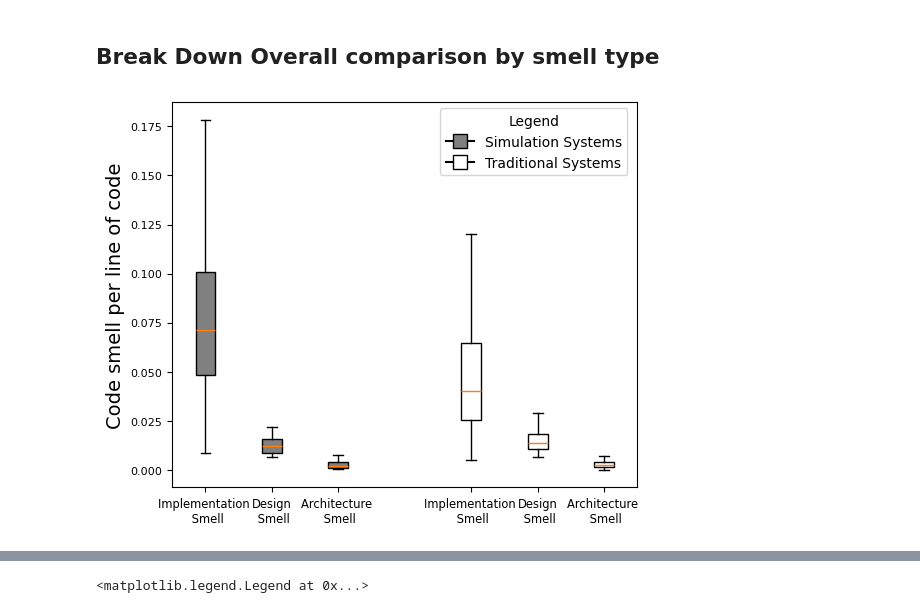
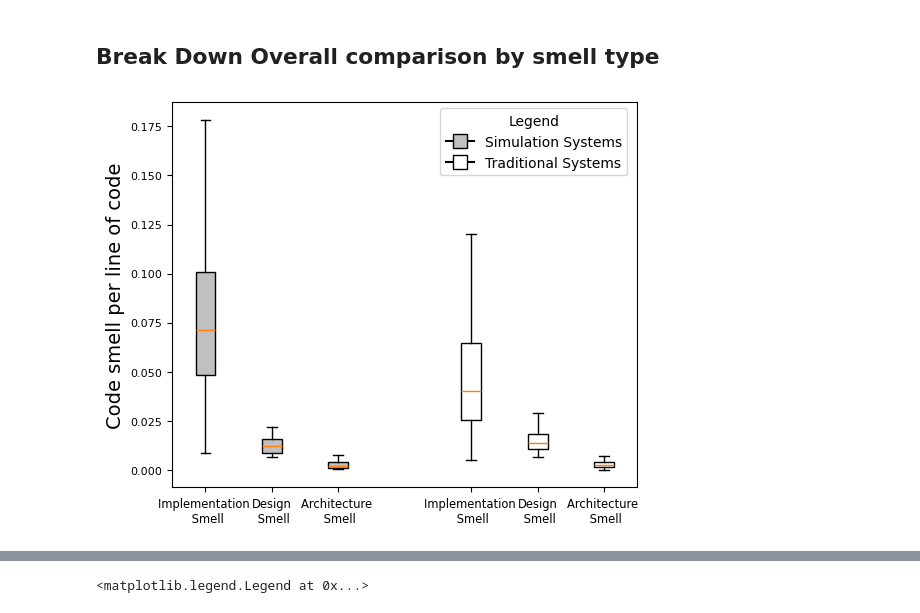
Before and after one commit to riasat-mahbub/sim_emperical_replication, a Jupyter notebook: 3 RQ1 Part 1.ipynb, the cells around one changed output, grey strips where cells are left out. Cells and saved outputs as stored; diff of their text form; code cells hidden in the pictures.

```diff
--- a/3 RQ1 Part 1.ipynb
+++ b/3 RQ1 Part 1.ipynb
@@ -342,37 +342,3 @@ super_mgsdf
 | 124 | end-game | 89.0 | 0.0 | inf |
 | 125 | imp_city | 155.0 | 0.0 | inf |
 126 rows × 4 columns
-# %%
-import matplotlib.pyplot as plt
-from scipy.stats import mannwhitneyu
-
-statistic, p_value = mannwhitneyu(super_mgsdf['Avg'], super_mgtdf['Avg'])
-
-fig, (ax1) = plt.subplots(1, 1, figsize=(6, 5))
-
-box = ax1.boxplot([super_mgsdf['Avg'], super_mgtdf['Avg']], labels=['Simulation Software', 'Traditional Software'], patch_artist=True,showfliers=False )
-# plt.title("All Smells")
-# plt.ylim(-0.05, 0.3)
-
-
-colors = ['white', 'white']
-for patch, color in zip(box['boxes'], colors):
-    patch.set_facecolor(color)
-
-
-print("Mann-Whitney U statistic:", statistic)
-print("p-value:", p_value)
-
-cf_delta = cliffs_delta(super_mgsdf['Avg'], super_mgtdf['Avg'])
-print(cf_delta)
-
-
-# ax1.set_title('Comparison of Software Smells Per Line of Code')
-plt.tight_layout()
-plt.savefig('comparison_box_plot.png')
-plt.show()
-
-if p_value < 0.05:
-    print("The difference in distributions is statistically significant")
-else:
-    print("The difference in distributions is not statistically significant")
@@ -450,26 +404,26 @@ super_mgsdf
 ## Break Down Overall comparison by smell type
 # %%
 fig, ax = plt.subplots(figsize =(6, 5))
-box1 = ax.boxplot([migsdf['Avg'], mdgsdf['Avg'], magsdf['Avg']], labels=["Implementation \n Smell", "Design\n Smell", "Architecture \n Smell"], positions=[0, 1, 2], patch_artist=True,  boxprops=dict(facecolor="gray", color="black"), showfliers=False)
+box1 = ax.boxplot([migsdf['Avg'], mdgsdf['Avg'], magsdf['Avg']], labels=["Implementation \n Smell", "Design\n Smell", "Architecture \n Smell"], positions=[0, 1, 2], patch_artist=True,  boxprops=dict(facecolor="silver", color="black"), showfliers=False)
 box2 = ax.boxplot([migtdf['Avg'], mdgtdf['Avg'], magtdf['Avg']],  labels=["Implementation \n Smell", "Design\n Smell", "Architecture \n Smell"],positions=[4, 5, 6], patch_artist=True, showfliers=False, boxprops=dict(facecolor="white", color="black"))
 # plt.ylim(0,0.3)
 
 ax.tick_params(axis='both', which='major', labelsize=8)
 ax.tick_params(axis='both', which='minor', labelsize=8)
 
 # Create a custom legend
 legend_labels = ['Simulation Systems', 'Traditional Systems', ]
-legend_colors = ['gray', 'white']
+legend_colors = ['silver', 'white']
 custom_legend = [plt.Line2D([0], [0], marker='s', color='black', markerfacecolor=color, markersize=10, label=label)
                  for label, color in zip(legend_labels, legend_colors)]
 
 # Add the legend to the figure
 fig.legend(handles=custom_legend, loc='lower left', bbox_to_anchor=(0.56, 0.72), title="Legend")
 
 plt.xticks(fontsize=8.3)
 plt.ylabel('Code smell per line of code', size=14)
 # plt.title('')
 
 plt.savefig('Comparison.png')
 # %% [output]
-[figure, old version]
+[figure, new version]
```
Also changed, not shown: parts of 9 cells of this notebook, 3 other files.
